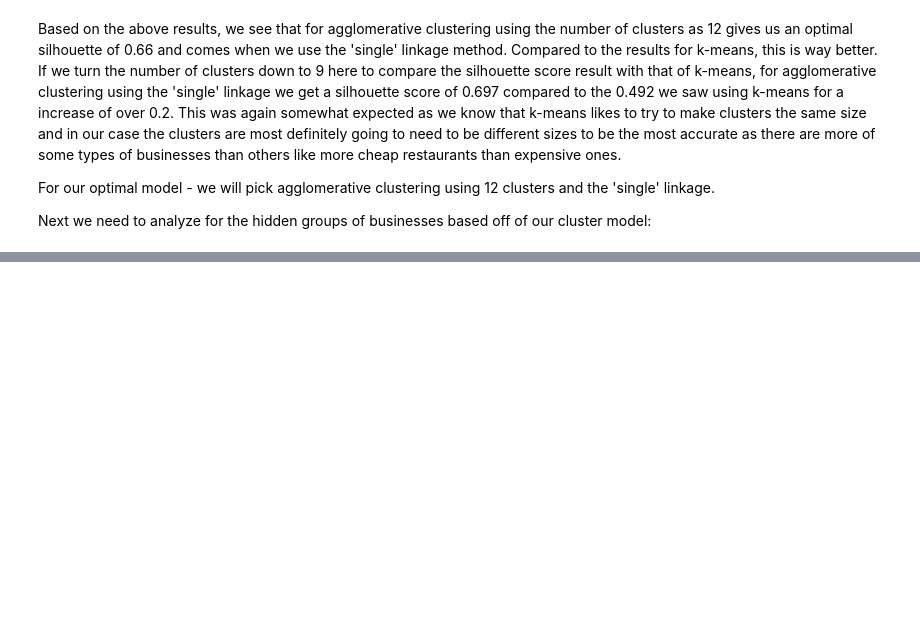
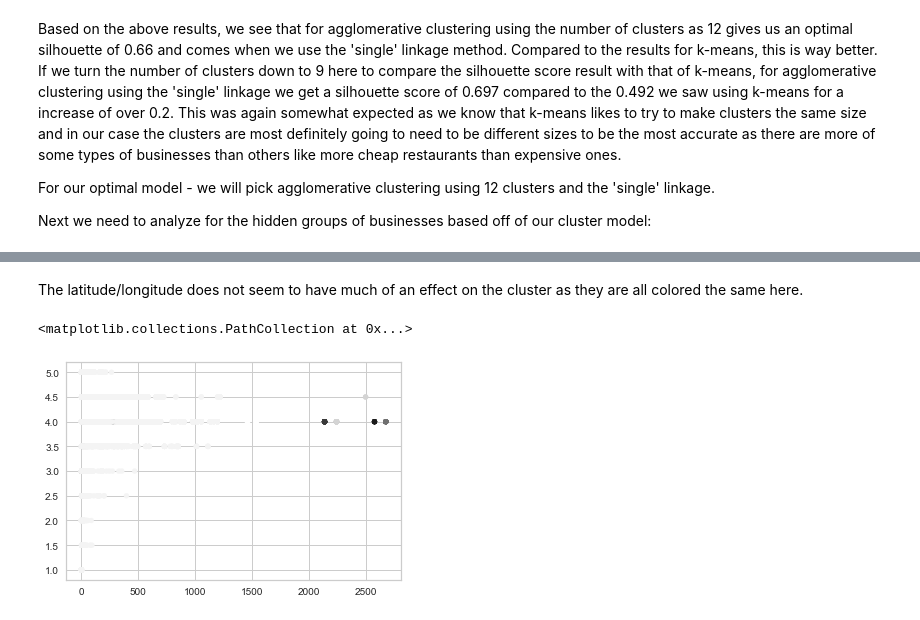
Before and after one commit to zvance1/cluster-businesses, a Jupyter notebook: notebooks/technical-report.ipynb, the cells around one changed output, grey strips where cells are left out. Saved outputs shown, nothing was run; the diff lists cells and outputs as text; code cells hidden in the pictures; blank space fills up the shorter version.

```diff
--- a/notebooks/technical-report.ipynb
+++ b/notebooks/technical-report.ipynb
@@ -568,0 +585,8 @@ In conclusion, we have lots of stats and information that UMBC can advertise on
+# %% [markdown]
+The latitude/longitude does not seem to have much of an effect on the cluster as they are all colored the same here.
+# %%
+y_hat = dummyDF['cluster-label']
+plt.scatter(dummyDF['review_count'], dummyDF['rating'],c = y_hat, s = 25)
+# %% [output]
+<matplotlib.collections.PathCollection at 0x...>
+[figure, added]
```
Also changed, not shown: parts of 10 cells of this notebook, 4 other files.
